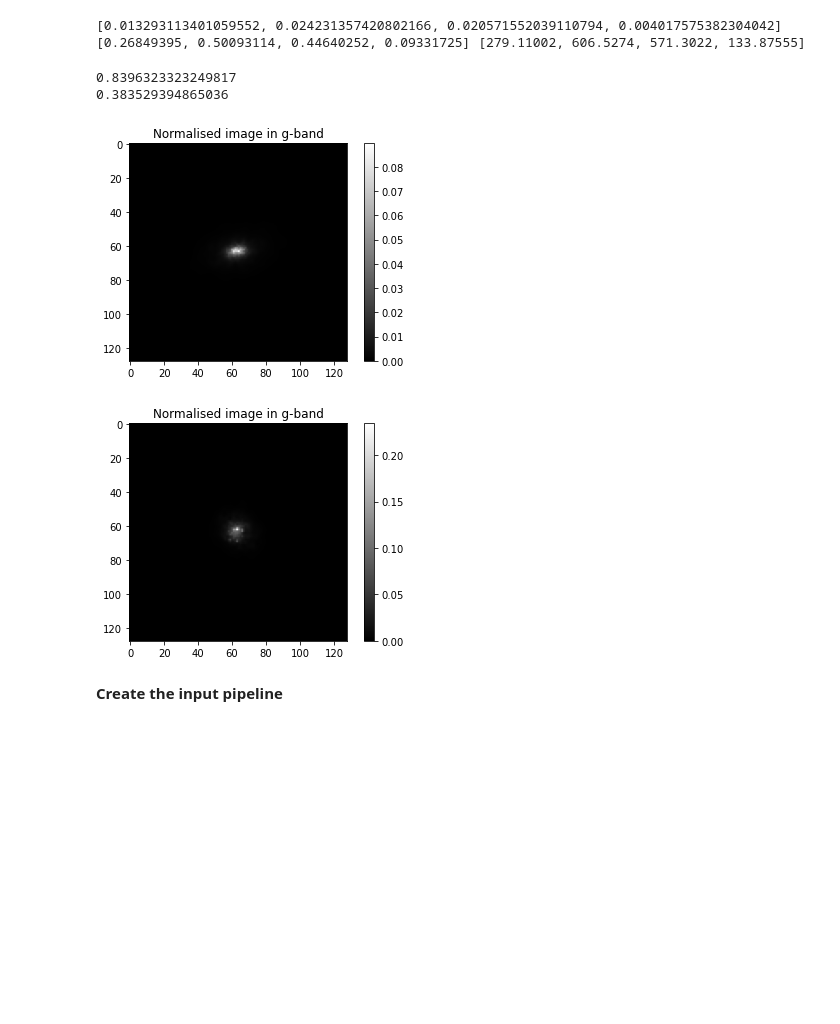
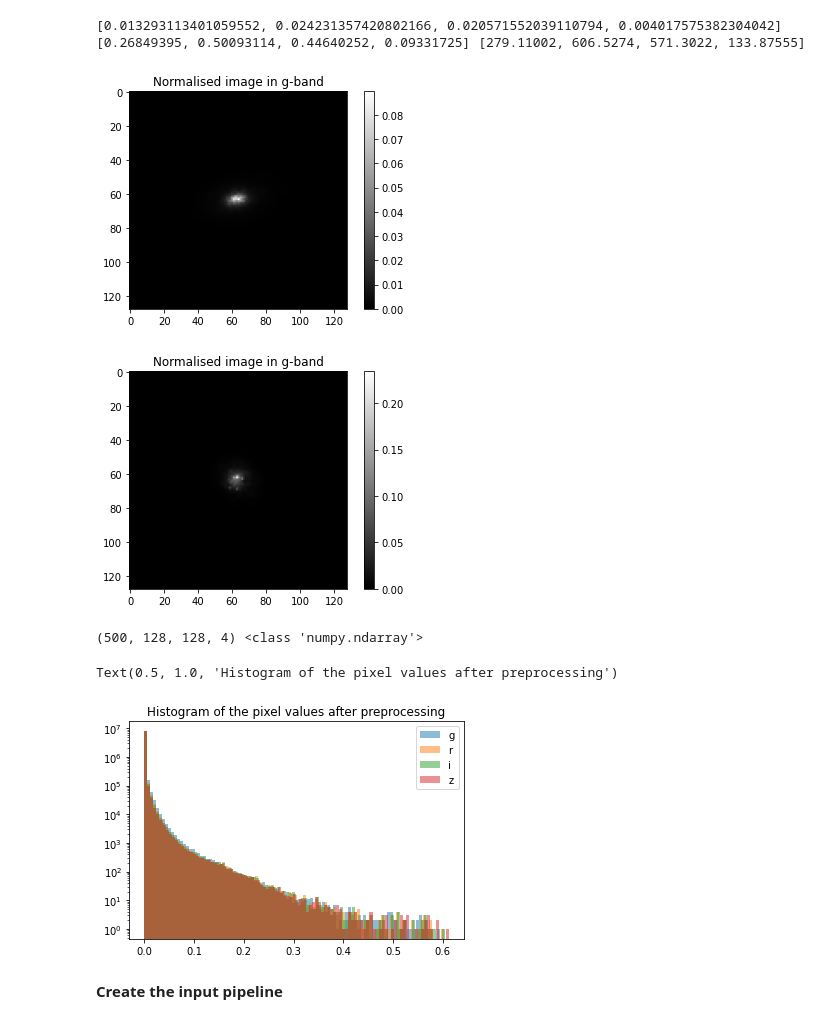
Before and after one commit to EiffL/sfh-inference-hackathon, a Jupyter notebook: notebooks/load_tng100_image_dataset_noiseless.ipynb, the cells around one changed output. Drawn from its saved outputs; the diff is of its cells as text; code cells hidden in the pictures; blank space fills up the shorter version.

```diff
--- a/notebooks/load_tng100_image_dataset_noiseless.ipynb
+++ b/notebooks/load_tng100_image_dataset_noiseless.ipynb
@@ -76,7 +88,7 @@ float(example["last_major_merger"])
 # %%
 # Let's collect a few examples to check their distributions
 imgs=[]
-for (batch, entry) in enumerate(train_dset.take(1000)):
+for (batch, entry) in enumerate(train_dset.take(100)):
     imgs.append(entry['image'])
 imgs=np.array(imgs)
 # %%
@@ -180,15 +214,31 @@ for example in norm_train_dset.take(2):
     plt.figure()
     norm_imgs.append(example[0])
     last_major_merger.append(float(example[1]))
-    print(last_major_merger[-1])
+    #print(last_major_merger[-1])
     plt.imshow(norm_imgs[-1][:,:,0],cmap='gray')
+    #print(norm_imgs[-1][:,:,0])
     plt.title("Normalised image in g-band")
     plt.colorbar()
 # %% [output]
-0.8396323323249817
-0.383529394865036
 [figure]
 [figure]
+# %%
+norm_imgs=[]
+for example in norm_train_dset.take(500):
+    norm_imgs.append(example[0])
+norm_imgs=np.array(norm_imgs)
+print(np.shape(norm_imgs),type(norm_imgs))
+
+for i,b in enumerate(['g', 'r', 'i', 'z']):
+    plt.hist(norm_imgs[:,:,:,i].flatten(),100,label=b, alpha=0.5);
+
+plt.legend()
+plt.yscale('log')
+plt.title("Histogram of the pixel values after preprocessing")
+# %% [output]
+(500, 128, 128, 4) <class 'numpy.ndarray'>
+Text(0.5, 1.0, 'Histogram of the pixel values after preprocessing')
+[figure, added]
 # %% [markdown]
 **Create the input pipeline**
 # %%
```
Also changed, not shown: parts of 48 cells of this notebook.
